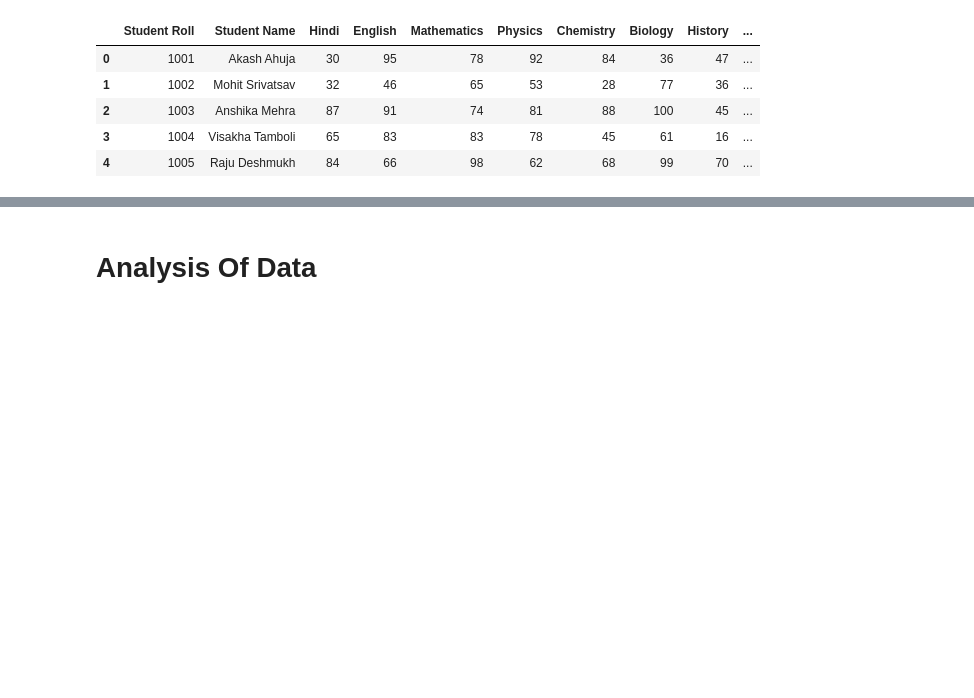
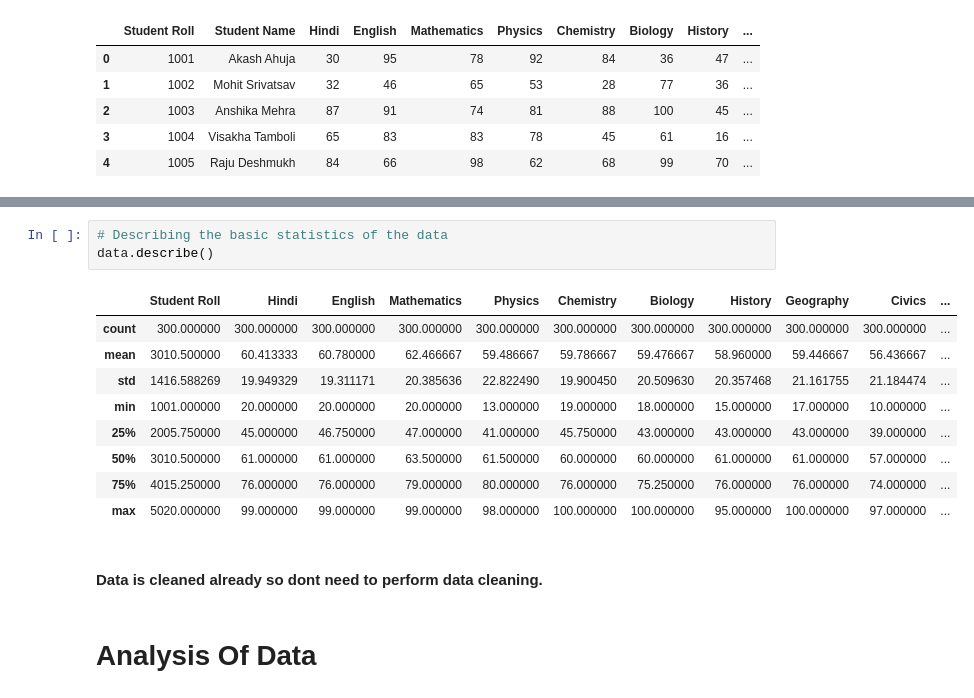
Before and after one commit to DhanshriM24/Task_DA, a Jupyter notebook: Solution 3(jupyter notebook).ipynb, the cells around one changed output, grey strips where cells are left out. Drawn from its saved outputs; the diff is of its cells as text; blank space fills up the shorter version.

```diff
--- a/Solution 3(jupyter notebook).ipynb
+++ b/Solution 3(jupyter notebook).ipynb
@@ -218,3 +280,18 @@ data.head()
+# %%
+# Describing the basic statistics of the data
+data.describe()
+# %% [output]
+|  | Student Roll | Hindi | English | Mathematics | Physics | Chemistry | Biology | History | Geography | Civics | ... |
+| count | 300.000000 | 300.000000 | 300.000000 | 300.000000 | 300.000000 | 300.000000 | 300.000000 | 300.000000 | 300.000000 | 300.000000 | ... |
+| mean | 3010.500000 | 60.413333 | 60.780000 | 62.466667 | 59.486667 | 59.786667 | 59.476667 | 58.960000 | 59.446667 | 56.436667 | ... |
+| std | 1416.588269 | 19.949329 | 19.311171 | 20.385636 | 22.822490 | 19.900450 | 20.509630 | 20.357468 | 21.161755 | 21.184474 | ... |
+| min | 1001.000000 | 20.000000 | 20.000000 | 20.000000 | 13.000000 | 19.000000 | 18.000000 | 15.000000 | 17.000000 | 10.000000 | ... |
+| 25% | 2005.750000 | 45.000000 | 46.750000 | 47.000000 | 41.000000 | 45.750000 | 43.000000 | 43.000000 | 43.000000 | 39.000000 | ... |
+| 50% | 3010.500000 | 61.000000 | 61.000000 | 63.500000 | 61.500000 | 60.000000 | 60.000000 | 61.000000 | 61.000000 | 57.000000 | ... |
+| 75% | 4015.250000 | 76.000000 | 76.000000 | 79.000000 | 80.000000 | 76.000000 | 75.250000 | 76.000000 | 76.000000 | 74.000000 | ... |
+| max | 5020.000000 | 99.000000 | 99.000000 | 99.000000 | 98.000000 | 100.000000 | 100.000000 | 95.000000 | 100.000000 | 97.000000 | ... |
+# %% [markdown]
+#### Data is cleaned already so dont need to perform data cleaning.
 # %% [markdown]
 # Analysis Of Data
 # %% [markdown]
```
Also changed, not shown: parts of 5 cells of this notebook.
